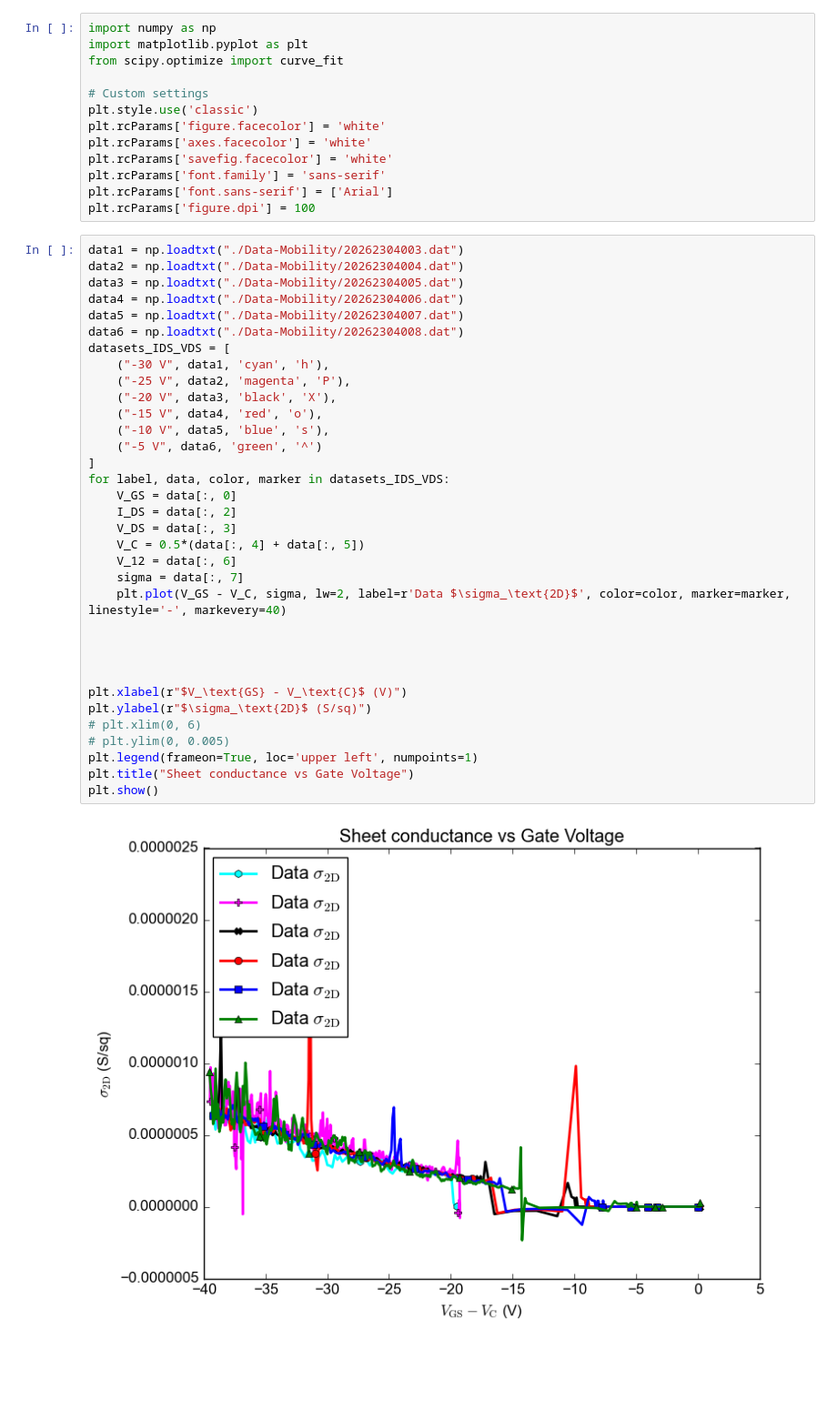
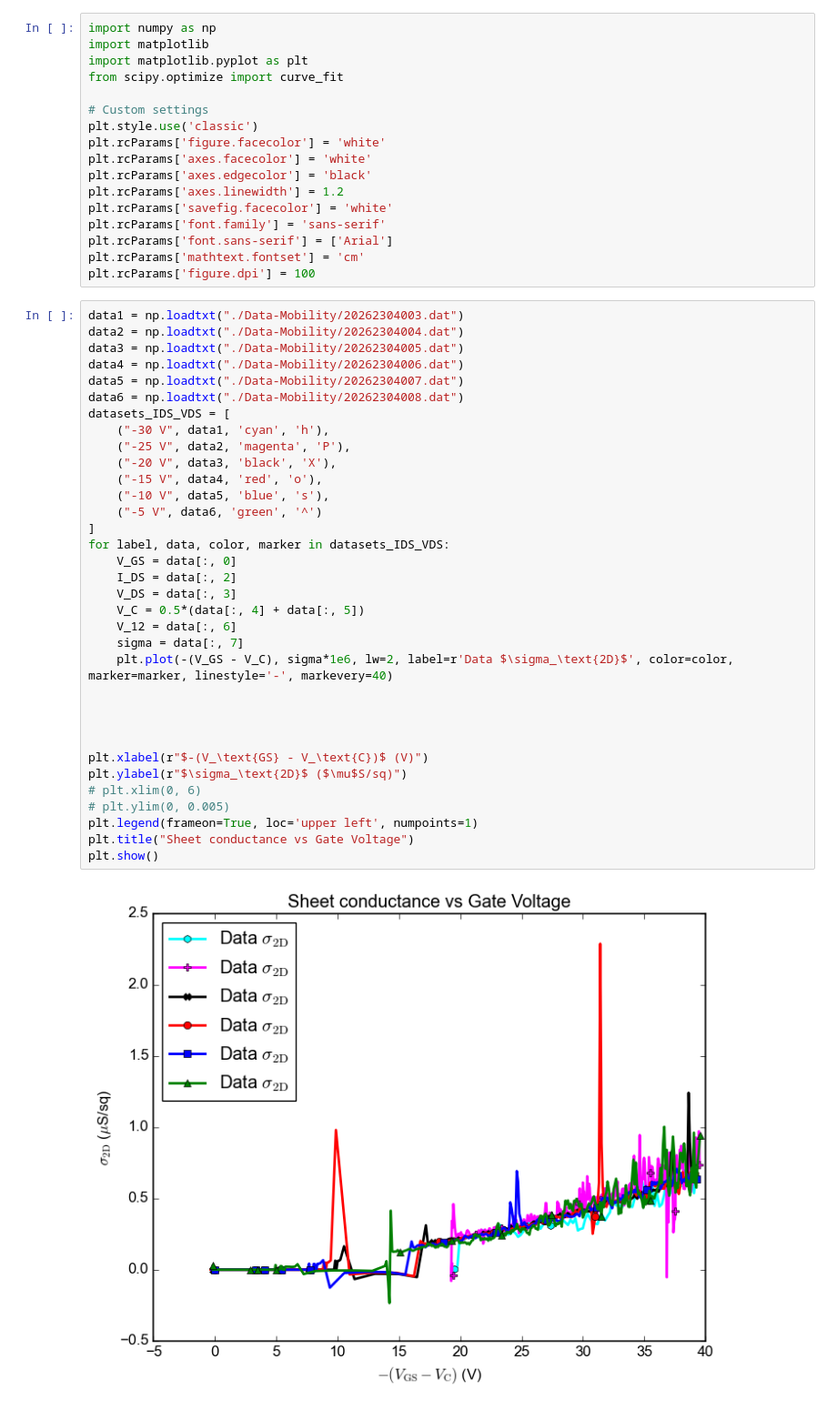
Before and after one commit to phamtrungkien8904/BachelorThesis, a Jupyter notebook: PS/mobility-1.ipynb, the cells around one changed output. Shown at 91% size. Cells and saved outputs as stored; diff of their text form; blank space fills up the shorter version.

```diff
--- a/PS/mobility-1.ipynb
+++ b/PS/mobility-1.ipynb
@@ -1,5 +1,6 @@
 # %%
 import numpy as np
+import matplotlib
 import matplotlib.pyplot as plt
 from scipy.optimize import curve_fit
 
@@ -7,43 +8,46 @@ from scipy.optimize import curve_fit
 plt.style.use('classic')
 plt.rcParams['figure.facecolor'] = 'white'
 plt.rcParams['axes.facecolor'] = 'white'
+plt.rcParams['axes.edgecolor'] = 'black'
+plt.rcParams['axes.linewidth'] = 1.2
 plt.rcParams['savefig.facecolor'] = 'white'
 plt.rcParams['font.family'] = 'sans-serif'
 plt.rcParams['font.sans-serif'] = ['Arial']
+plt.rcParams['mathtext.fontset'] = 'cm'
 plt.rcParams['figure.dpi'] = 100
 # %%
 data1 = np.loadtxt("./Data-Mobility/20262304003.dat")
 data2 = np.loadtxt("./Data-Mobility/20262304004.dat")
 data3 = np.loadtxt("./Data-Mobility/20262304005.dat")
 data4 = np.loadtxt("./Data-Mobility/20262304006.dat")
 data5 = np.loadtxt("./Data-Mobility/20262304007.dat")
 data6 = np.loadtxt("./Data-Mobility/20262304008.dat")
 datasets_IDS_VDS = [
     ("-30 V", data1, 'cyan', 'h'),
     ("-25 V", data2, 'magenta', 'P'),
     ("-20 V", data3, 'black', 'X'),
     ("-15 V", data4, 'red', 'o'),
     ("-10 V", data5, 'blue', 's'),
     ("-5 V", data6, 'green', '^')
 ]
 for label, data, color, marker in datasets_IDS_VDS:
     V_GS = data[:, 0]
     I_DS = data[:, 2]
     V_DS = data[:, 3]
     V_C = 0.5*(data[:, 4] + data[:, 5])
     V_12 = data[:, 6]
     sigma = data[:, 7]
-    plt.plot(V_GS - V_C, sigma, lw=2, label=r'Data $\sigma_\text{2D}$', color=color, marker=marker, linestyle='-', markevery=40)
+    plt.plot(-(V_GS - V_C), sigma*1e6, lw=2, label=r'Data $\sigma_\text{2D}$', color=color, marker=marker, linestyle='-', markevery=40)
 
 
 
 
-plt.xlabel(r"$V_\text{GS} - V_\text{C}$ (V)")
-plt.ylabel(r"$\sigma_\text{2D}$ (S/sq)")
+plt.xlabel(r"$-(V_\text{GS} - V_\text{C})$ (V)")
+plt.ylabel(r"$\sigma_\text{2D}$ ($\mu$S/sq)")
 # plt.xlim(0, 6)
 # plt.ylim(0, 0.005)
 plt.legend(frameon=True, loc='upper left', numpoints=1)
 plt.title("Sheet conductance vs Gate Voltage")
 plt.show()
 # %% [output]
-[figure, old version]
+[figure, new version]
```
Also changed, not shown: 2 other files.
